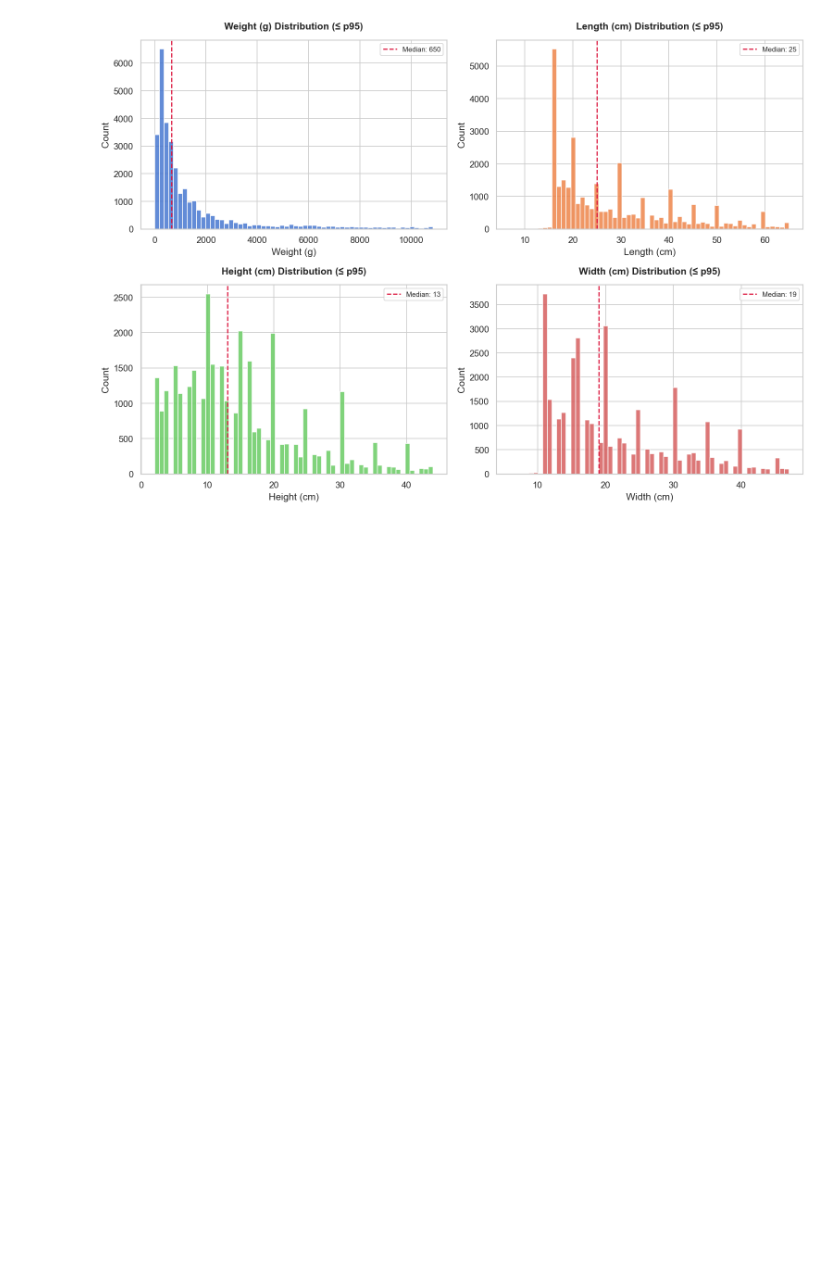
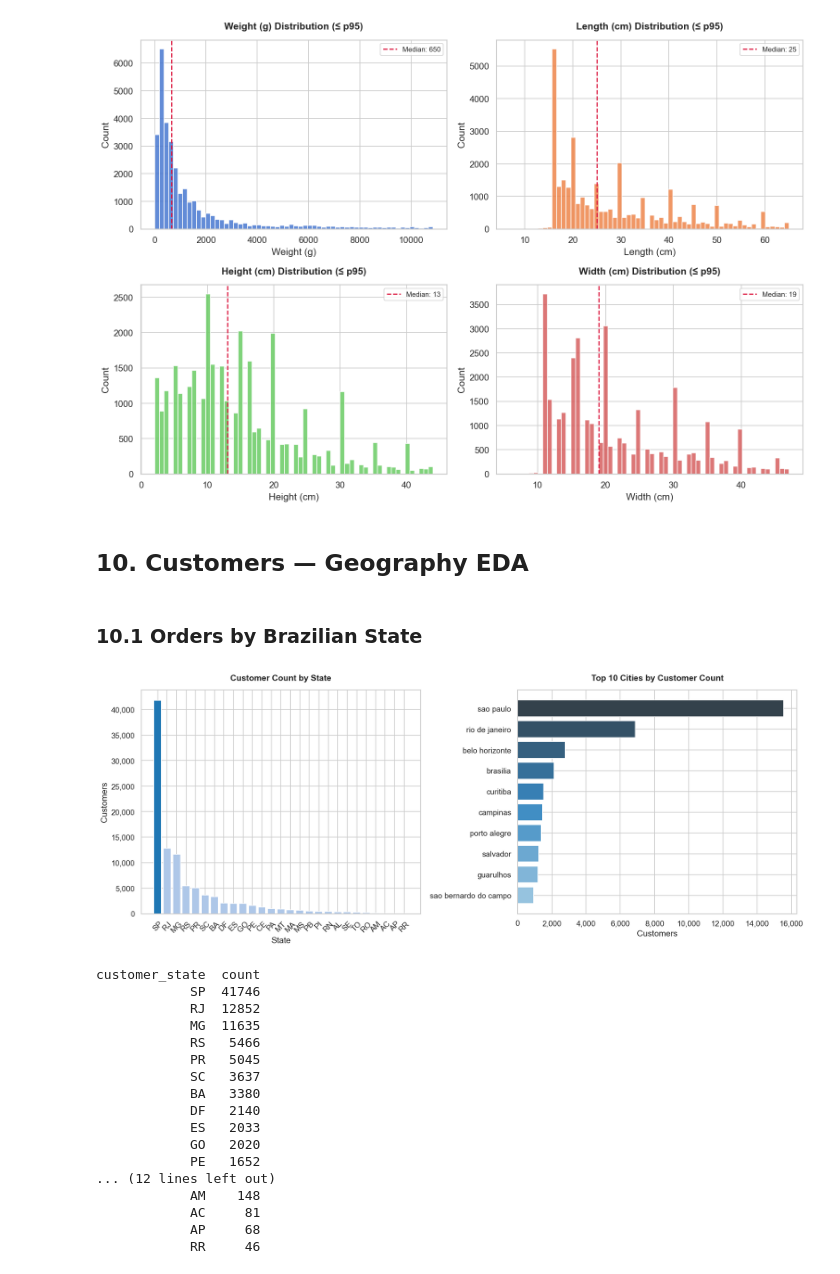
Before and after one commit to Malinda1/ecommerce-recommendation-spark, a Jupyter notebook: notebooks/01_data_loading_cleaning.ipynb, the cells around one changed output. Drawn from its saved outputs; the diff is of its cells as text; code cells hidden in the pictures; blank space fills up the shorter version.

Commit message:
Created two plot show Order by Brazilian sate such as customer sount and top 10 cities by customer

```diff
--- a/notebooks/01_data_loading_cleaning.ipynb
+++ b/notebooks/01_data_loading_cleaning.ipynb
@@ -720,3 +720,65 @@ plt.tight_layout()
 plt.show()
 # %% [output]
 [figure]
+# %% [markdown]
+## 10. Customers — Geography EDA
+# %% [markdown]
+### 10.1 Orders by Brazilian State
+# %%
+state_pd = (
+    df_customers_raw
+    .groupBy('customer_state').count()
+    .orderBy(F.desc('count'))
+    .toPandas()
+)
+
+fig, axes = plt.subplots(1, 2, figsize=(15, 6), dpi=FIG_DPI)
+
+# bar
+palette = ['#1f77b4' if s == 'SP' else '#aec7e8' for s in state_pd['customer_state']]
+bars = axes[0].bar(state_pd['customer_state'], state_pd['count'],
+                   color=palette, edgecolor='white')
+axes[0].set_title('Customer Count by State', pad=TITLE_PAD, fontweight='bold')
+axes[0].set_xlabel('State')
+axes[0].set_ylabel('Customers')
+axes[0].tick_params(axis='x', rotation=45)
+axes[0].yaxis.set_major_formatter(mticker.FuncFormatter(lambda x, _: f'{int(x):,}'))
+
+# top 10 cities
+city_pd = (
+    df_customers_raw
+    .withColumn('customer_city', F.trim(F.lower(F.col('customer_city'))))
+    .groupBy('customer_city').count()
+    .orderBy(F.desc('count'))
+    .limit(10)
+    .toPandas()
+    .sort_values('count')
+)
+axes[1].barh(city_pd['customer_city'], city_pd['count'],
+             color=sns.color_palette('Blues_d', 10), edgecolor='white')
+axes[1].set_title('Top 10 Cities by Customer Count', pad=TITLE_PAD, fontweight='bold')
+axes[1].set_xlabel('Customers')
+axes[1].xaxis.set_major_formatter(mticker.FuncFormatter(lambda x, _: f'{int(x):,}'))
+
+plt.tight_layout()
+plt.show()
+print(state_pd.to_string(index=False))
+# %% [output]
+[figure, added]
+customer_state  count
+            SP  41746
+            RJ  12852
+            MG  11635
+            RS   5466
+            PR   5045
+            SC   3637
+            BA   3380
+            DF   2140
+            ES   2033
+            GO   2020
+            PE   1652
+... (12 lines left out)
+            AM    148
+            AC     81
+            AP     68
+            RR     46
```
